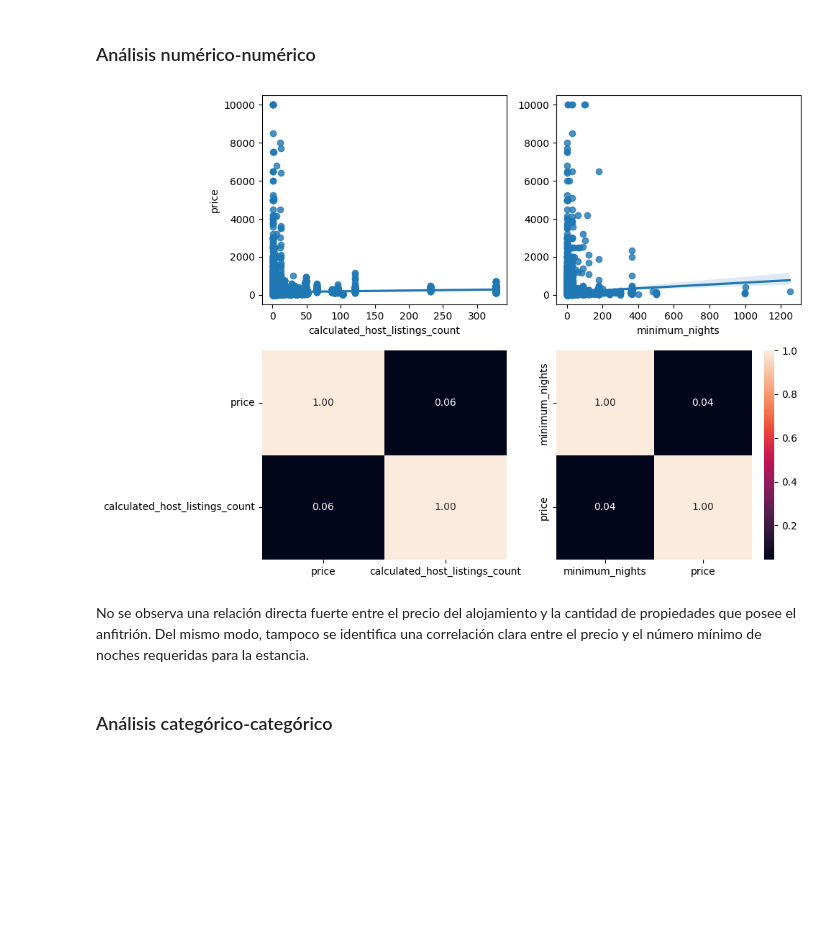
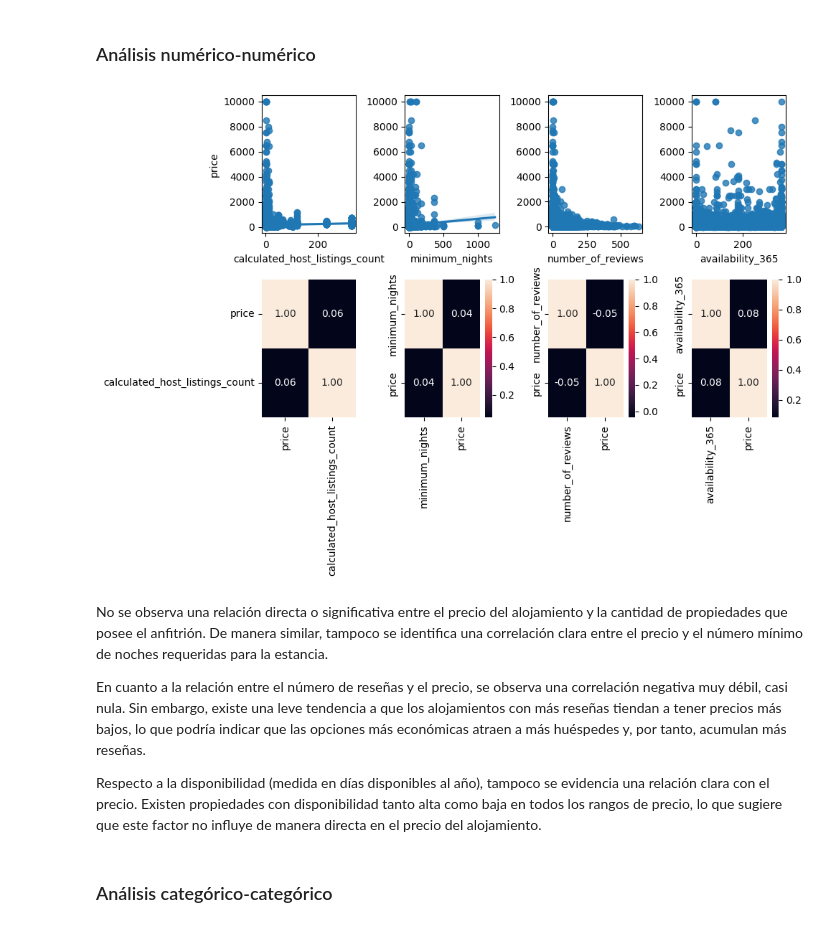
Before and after one commit to EPablos2013/E-Pablos-ML-EDA, a Jupyter notebook: src/explore.ipynb, the cells around one changed output. Cells and saved outputs as stored; diff of their text form; code cells hidden in the pictures; blank space fills up the shorter version.

```diff
--- a/src/explore.ipynb
+++ b/src/explore.ipynb
@@ -149,23 +155,31 @@ plt.show()
 # %% [markdown]
 ### Análisis numérico-numérico
 # %%
-fig, axis = plt.subplots(2, 2, figsize = (10, 7))
+fig, axis = plt.subplots(2, 4, figsize = (10, 7))
 
 # Crear un diagrama de dispersión múltiple
+sns.regplot(ax = axis[0, 0], data = total_data, x = "calculated_host_listings_count", y = "price")
+sns.heatmap(total_data[["price", "calculated_host_listings_count"]].corr(), annot = True, fmt = ".2f", ax = axis[1, 0], cbar = False)
 sns.regplot(ax = axis[0, 1], data = total_data, x = "minimum_nights", y = "price").set(ylabel=None)
 sns.heatmap(total_data[["minimum_nights", "price"]].corr(), annot = True, fmt = ".2f", ax = axis[1, 1])
-sns.regplot(ax = axis[0, 0], data = total_data, x = "calculated_host_listings_count", y = "price")
-sns.heatmap(total_data[["price", "calculated_host_listings_count"]].corr(), annot = True, fmt = ".2f", ax = axis[1, 0], cbar = False)
+sns.regplot(ax = axis[0, 2], data = total_data, x = "number_of_reviews", y = "price").set(ylabel=None)
+sns.heatmap(total_data[["number_of_reviews", "price"]].corr(), annot = True, fmt = ".2f", ax = axis[1, 2])
+sns.regplot(ax = axis[0, 3], data = total_data, x = "availability_365", y = "price").set(ylabel=None)
+sns.heatmap(total_data[["availability_365", "price"]].corr(), annot = True, fmt = ".2f", ax = axis[1, 3])
 
 # Ajustar el layout
 plt.tight_layout()
 
 # Mostrar el plot
 plt.show()
 # %% [output]
-[figure, old version]
+[figure, new version]
-# %% [markdown]
-No se observa una relación directa fuerte entre el precio del alojamiento y la cantidad de propiedades que posee el anfitrión. Del mismo modo, tampoco se identifica una correlación clara entre el precio y el número mínimo de noches requeridas para la estancia.
+# %% [markdown]
+No se observa una relación directa o significativa entre el precio del alojamiento y la cantidad de propiedades que posee el anfitrión. De manera similar, tampoco se identifica una correlación clara entre el precio y el número mínimo de noches requeridas para la estancia.
+
+En cuanto a la relación entre el número de reseñas y el precio, se observa una correlación negativa muy débil, casi nula. Sin embargo, existe una leve tendencia a que los alojamientos con más reseñas tiendan a tener precios más bajos, lo que podría indicar que las opciones más económicas atraen a más huéspedes y, por tanto, acumulan más reseñas.
+
+Respecto a la disponibilidad (medida en días disponibles al año), tampoco se evidencia una relación clara con el precio. Existen propiedades con disponibilidad tanto alta como baja en todos los rangos de precio, lo que sugiere que este factor no influye de manera directa en el precio del alojamiento.
 # %% [markdown]
 ### Análisis categórico-categórico
 # %%
```
Also changed, not shown: parts of 27 cells of this notebook, 18 other files.
